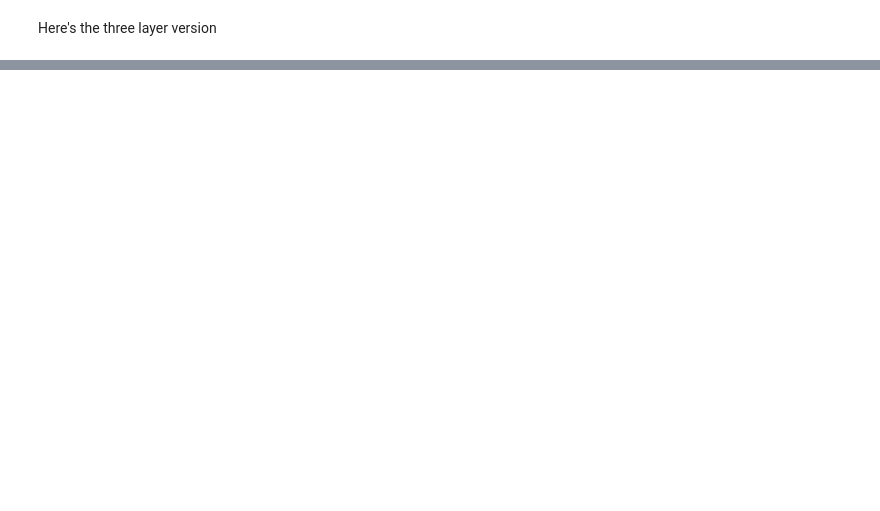
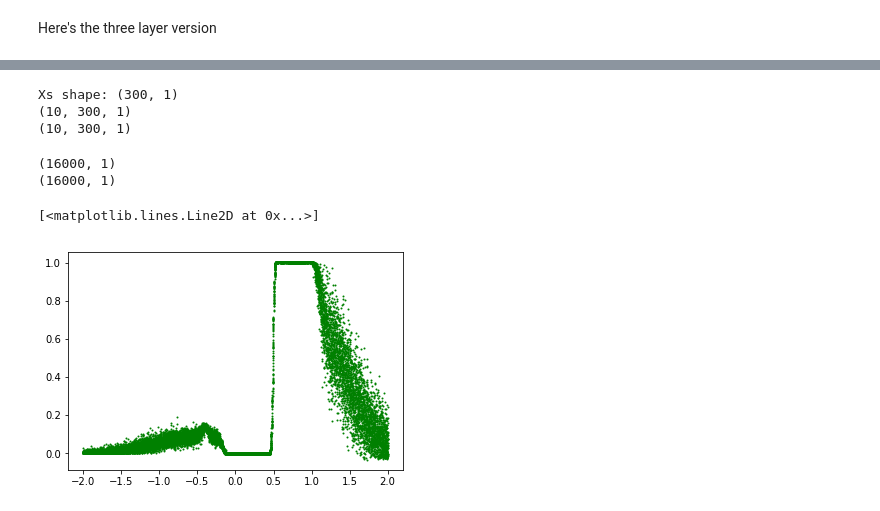
Before and after one commit to Gonzalo933/Doubly-Stochastic-DGP, a Jupyter notebook: demos/demo_step_function.ipynb, the cells around one changed output, grey strips where cells are left out. Drawn from its saved outputs; the diff is of its cells as text; code cells hidden in the pictures; blank space fills up the shorter version.

```diff
--- a/demos/demo_step_function.ipynb
+++ b/demos/demo_step_function.ipynb
@@ -122,0 +138,24 @@ plot_layers(m_dgp_3, X, Y)
+# %%
+predicts = m_dgp_3.predict_y(Xs, 10)
+print("Xs shape: {}".format(Xs.shape))
+print(predicts[0].shape)
+print(predicts[1].shape)
+# %% [output]
+Xs shape: (300, 1)
+(10, 300, 1)
+(10, 300, 1)
+# %%
+n_samples_each_point = 20
+points_x = np.tile(np.linspace(-2.0, 2.0, 800),[n_samples_each_point])[:,None]
+points_y, _ = m_dgp_3.predict_y(points_x, 10) # Devuelve mean and var
+points_y = np.mean(points_y, 0)
+plt.figure()
+print(points_x.shape)
+print(points_y.shape)
+# (16000, 1) and (2, 20, 16000, 1)
+plt.plot(points_x, points_y, 'g.', markersize=2)
+# %% [output]
+(16000, 1)
+(16000, 1)
+[<matplotlib.lines.Line2D at 0x...>]
+[figure, added]
```
Also changed, not shown: parts of 5 cells of this notebook.
